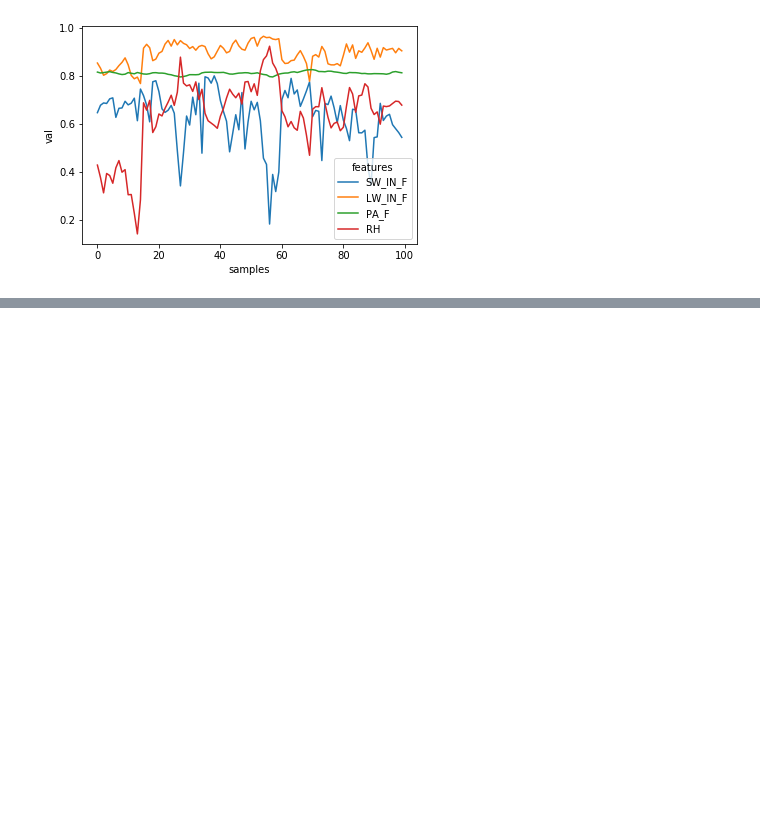
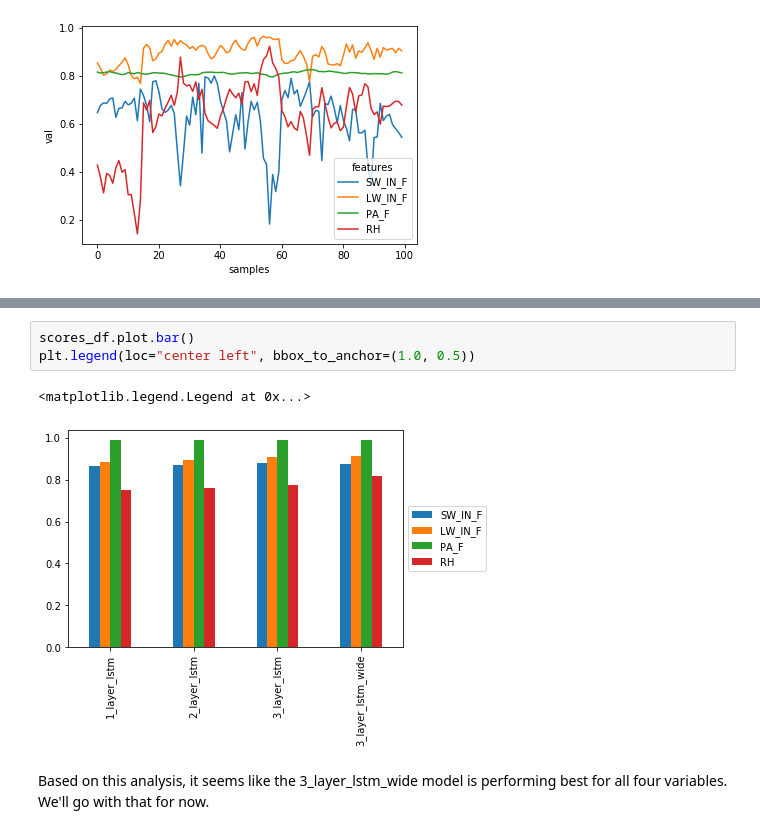
Before and after one commit to jhamman/met-ml, a Jupyter notebook: notebooks/met-ml.ipynb, the cells around one changed output, grey strips where cells are left out. Drawn from its saved outputs; the diff is of its cells as text; blank space fills up the shorter version.

```diff
--- a/notebooks/met-ml.ipynb
+++ b/notebooks/met-ml.ipynb
@@ -229,0 +256,8 @@ plt.tight_layout()
+# %%
+scores_df.plot.bar()
+plt.legend(loc="center left", bbox_to_anchor=(1.0, 0.5))
+# %% [output]
+<matplotlib.legend.Legend at 0x...>
+[figure, added]
+# %% [markdown]
+Based on this analysis, it seems like the 3_layer_lstm_wide model is performing best for all four variables. We'll go with that for now.
```
Also changed, not shown: parts of 12 cells of this notebook, 4 other files.
